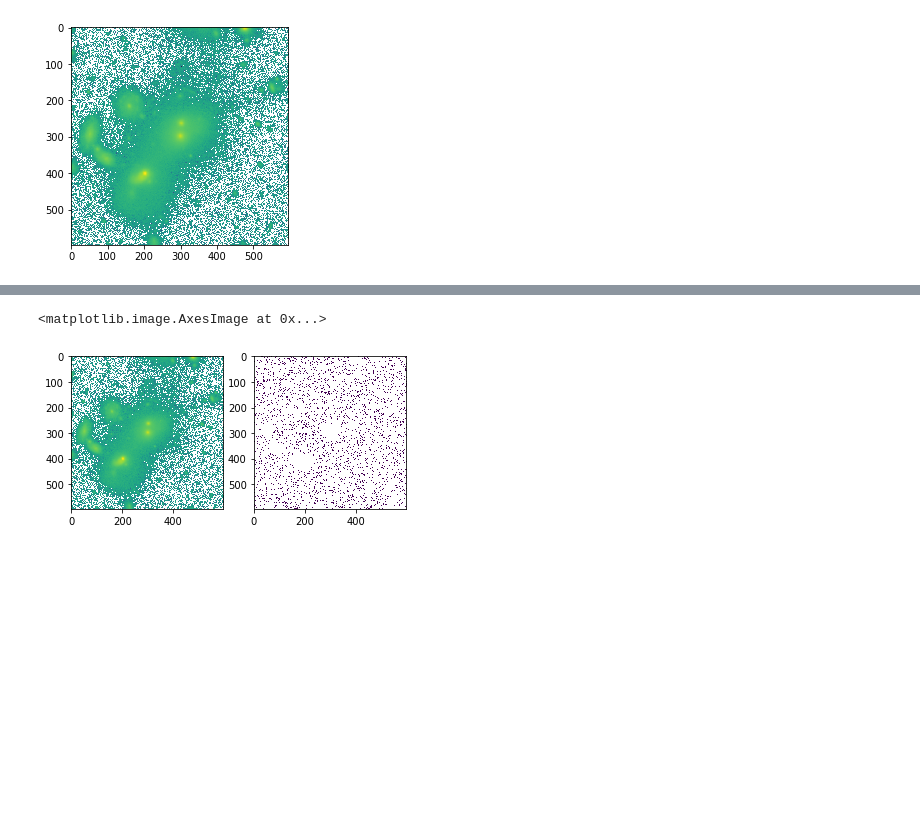
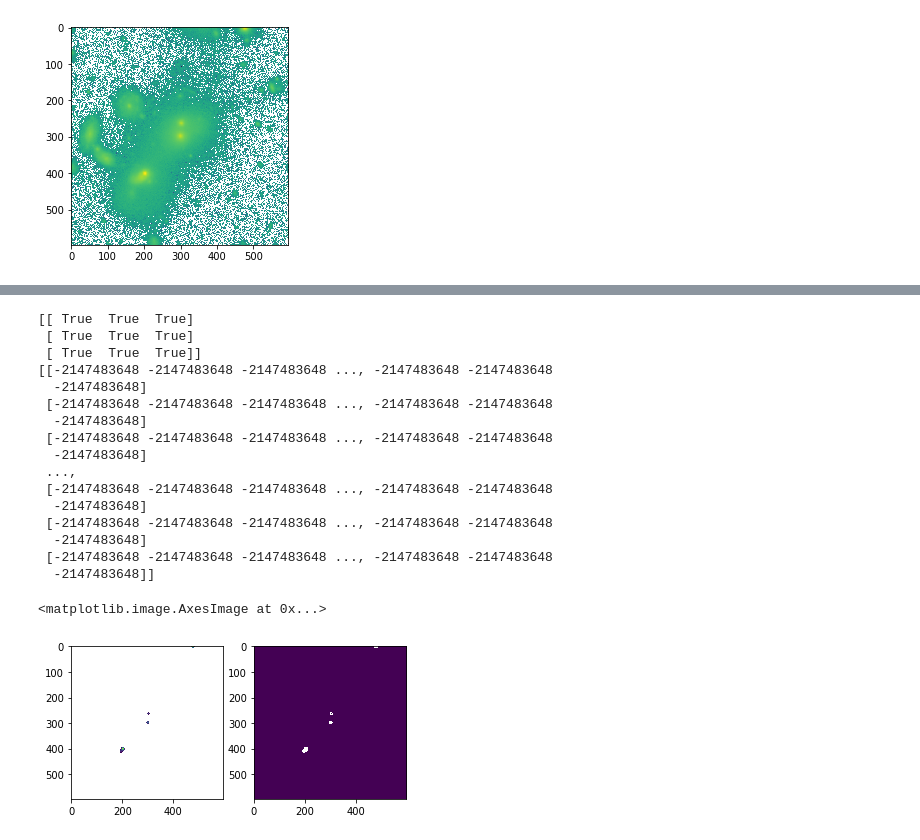
Before and after one commit to mattaustin269/Deblending, a Jupyter notebook: Display Astronomical Images.ipynb, the cells around one changed output, grey strips where cells are left out. Drawn from its saved outputs; the diff is of its cells as text; code cells hidden in the pictures; blank space fills up the shorter version.

```diff
--- a/Display Astronomical Images.ipynb
+++ b/Display Astronomical Images.ipynb
@@ -42,0 +99,9 @@ plt.imshow(image_data, norm = colors.LogNorm())
+# %%
+from scipy import signal, misc
+#image = misc.ascent()
+image = image_data
+w = signal.gaussian(50,5.0).astype(np.float32)
+image_new = signal.sepfir2d(image, w, w)
+plt.figure()
+plt.imshow(image_new)
+plt.title('Filter')
@@ -42,0 +111,6 @@ plt.imshow(image_data, norm = colors.LogNorm())
+# %%
+avg=np.mean(image_data)
+print(avg)
+stdev =np.std(image_data)
+print(stdev)
+print(np.max(image_data))
@@ -42,0 +121,18 @@ plt.imshow(image_data, norm = colors.LogNorm())
+# %%
+mask = image < 5 * stdev
+image[mask] = np.nan
+print(image)
+
+right = 0
+down = 0
+for i in range(0,595):
+    for j in range(0,595):
+        if image_data [i][j] < image_data [i][j+1]:
+            right += 1
+        if image_data [i][j] < image_data [i+1][j]:
+            down += 1
+        if image_data [i][j] > image_data [i][j+1] and image_data [i][j] > image_data [i+1][j]:
+            print(i,j)
+
+print(right)
+print(down)
@@ -43,23 +157,40 @@ plt.imshow(image_data, norm = colors.LogNorm())
 # %%
 import numpy as np
 from scipy.ndimage.filters import maximum_filter
-from scipy.ndimage.morphology import generate_binary_structure, binary_erosion
+from scipy.ndimage.morphology import generate_binary_structure, binary_erosion, binary_dilation
 
 def detect_peaks(image):
+
     neighbourhood = generate_binary_structure(2,2)
-    #print(neighbourhood)
-    #print(image)
+    print(neighbourhood)
+    print(image)
     local_max = maximum_filter(image, footprint=neighbourhood)==image
     background = (image == 0)
     eroded_background = binary_erosion(background, structure = neighbourhood, border_value = 1)
     detected_peaks = local_max ^ eroded_background
     return detected_peaks
 
-detected_peaks = detect_peaks(image_data)
+detected_peaks = detect_peaks(image_data.astype(int))
 plt.subplot(1,2,1)
 plt.imshow(image_data, norm = colors.LogNorm())
 plt.subplot(1,2,2)
 plt.imshow(detected_peaks, norm = colors.LogNorm())
 # %% [output]
-<matplotlib.image.AxesImage at 0x...>
+[[ True  True  True]
+ [ True  True  True]
+ [ True  True  True]]
+[[-2147483648 -2147483648 -2147483648 ..., -2147483648 -2147483648
+  -2147483648]
+ [-2147483648 -2147483648 -2147483648 ..., -2147483648 -2147483648
+  -2147483648]
+ [-2147483648 -2147483648 -2147483648 ..., -2147483648 -2147483648
+  -2147483648]
+ ...,
+ [-2147483648 -2147483648 -2147483648 ..., -2147483648 -2147483648
+  -2147483648]
+ [-2147483648 -2147483648 -2147483648 ..., -2147483648 -2147483648
+  -2147483648]
+ [-2147483648 -2147483648 -2147483648 ..., -2147483648 -2147483648
+  -2147483648]]
+<matplotlib.image.AxesImage at 0x...>
-[figure, old version]
+[figure, new version]
```
Also changed, not shown: parts of 12 cells of this notebook.
